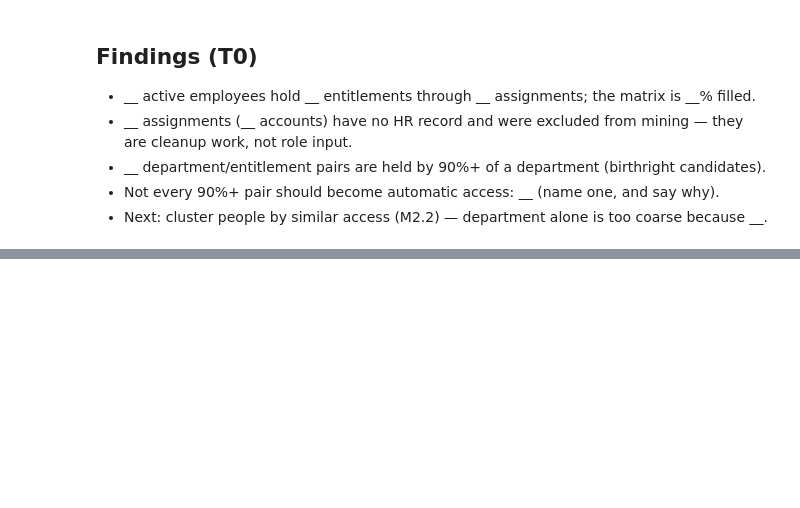
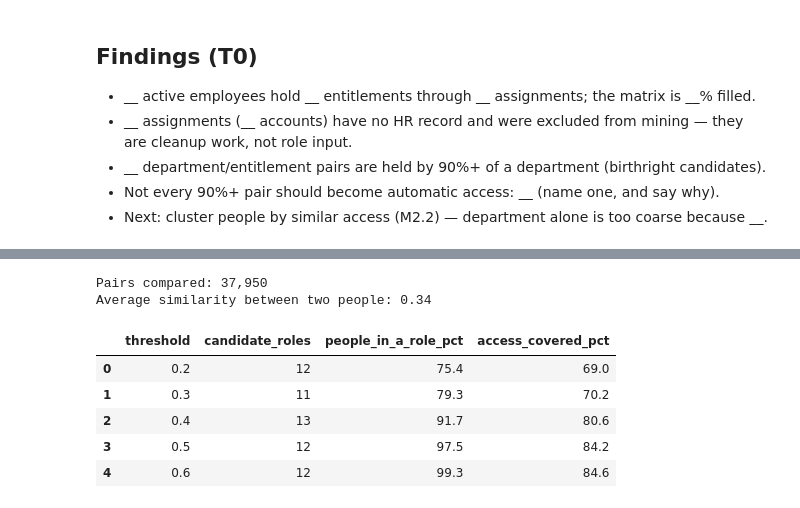
Before and after one commit to Connor-Metzger/entra-governance, a Jupyter notebook: notebooks/role_mining.ipynb, the cells around one changed output, grey strips where cells are left out. Saved outputs shown, nothing was run; the diff lists cells and outputs as text; code cells hidden in the pictures; blank space fills up the shorter version.

```diff
--- a/notebooks/role_mining.ipynb
+++ b/notebooks/role_mining.ipynb
@@ -183,0 +198,16 @@ Department/entitlement pairs held by 90%+ of the department: 17
+# %%
+def access_of(upn):
+    return set(matrix.columns[matrix.loc[upn] == 1])
+
+def jaccard(a, b):
+    return len(a & b) / len(a | b)
+
+associate = people[people["job_title"] == "Store Associate"].index[0]
+shift_lead = people[people["job_title"] == "Shift Lead"].index[0]
+manager = people[people["job_title"] == "Store Manager"].index[0]
+
+for name, upn in [("Associate", associate), ("Shift Lead", shift_lead), ("Store Manager", manager)]:
+    print(f"{name:13} {sorted(access_of(upn))}")
+print()
+print("Associate vs Shift Lead:    ", round(jaccard(access_of(associate), access_of(shift_lead)), 2))
+print("Associate vs Store Manager: ", round(jaccard(access_of(associate), access_of(manager)), 2))
@@ -183,0 +221,36 @@ Department/entitlement pairs held by 90%+ of the department: 17
+# %%
+distances = pdist(matrix.values.astype(bool), metric="jaccard")
+similarity = 1 - squareform(distances)
+pairs = similarity[np.triu_indices(len(similarity), k=1)]
+print("Pairs compared:", f"{len(pairs):,}")
+print("Average similarity between two people:", round(pairs.mean(), 2))
+# %% [output]
+Pairs compared: 37,950
+Average similarity between two people: 0.34
+# %%
+tree = linkage(distances, method="average")
+
+def build_roles(threshold, min_size=5, core_share=0.80):
+    labels = pd.Series(fcluster(tree, t=threshold, criterion="distance"), index=matrix.index)
+    sizes = labels.value_counts()
+    kept = sizes[sizes >= min_size].index
+    core = {c: set(matrix.columns[matrix.loc[labels[labels == c].index].mean() >= core_share]) for c in kept}
+    covered = sum(len(access_of(u) & core.get(labels[u], set())) for u in matrix.index)
+    return labels, kept, core, covered
+
+sweep = []
+for t in [0.2, 0.3, 0.4, 0.5, 0.6]:
+    labels, kept, core, covered = build_roles(t)
+    in_role = labels.isin(kept).sum()
+    sweep.append({"threshold": t, "candidate_roles": len(kept),
+                  "people_in_a_role_pct": round(100 * in_role / len(labels), 1),
+                  "access_covered_pct": round(100 * covered / matrix.values.sum(), 1)})
+sweep = pd.DataFrame(sweep)
+sweep
+# %% [output]
+|  | threshold | candidate_roles | people_in_a_role_pct | access_covered_pct |
+| 0 | 0.2 | 12 | 75.4 | 69.0 |
+| 1 | 0.3 | 11 | 79.3 | 70.2 |
+| 2 | 0.4 | 13 | 91.7 | 80.6 |
+| 3 | 0.5 | 12 | 97.5 | 84.2 |
+| 4 | 0.6 | 12 | 99.3 | 84.6 |
```
Also changed, not shown: parts of 10 cells of this notebook, 4 other files.
